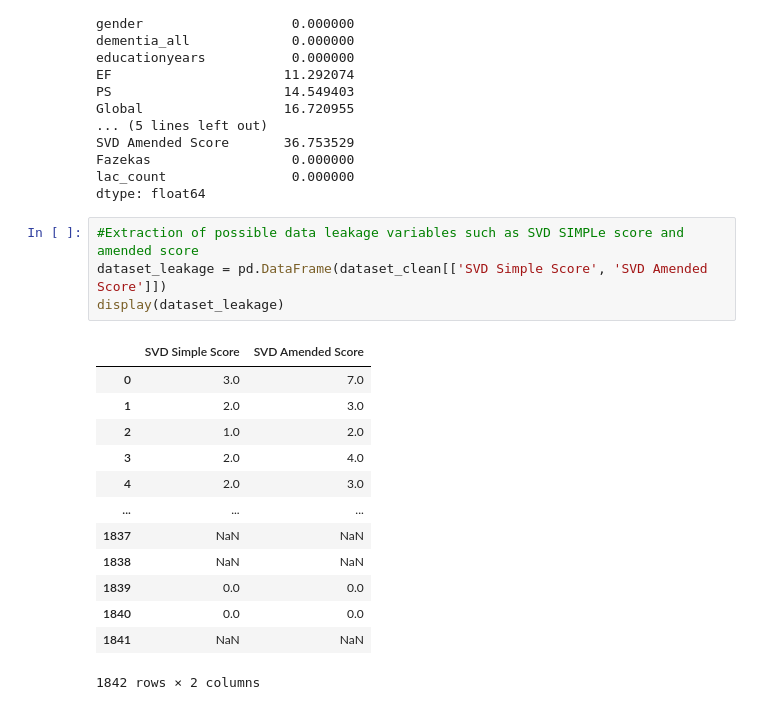
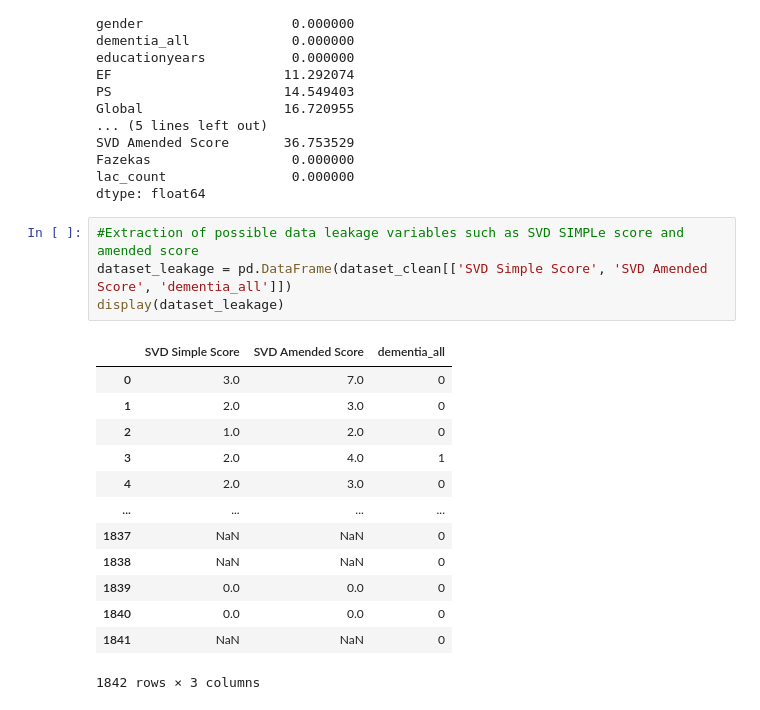
Before and after one commit to weijunnlim/Predict-dementia, a Jupyter notebook: Intern Project.ipynb, the cells around one changed output. Saved outputs shown, nothing was run; the diff lists cells and outputs as text.

```diff
--- a/Intern Project.ipynb
+++ b/Intern Project.ipynb
@@ -114,19 +115,19 @@ lac_count                0.000000
 dtype: float64
 # %%
 #Extraction of possible data leakage variables such as SVD SIMPLe score and amended score
-dataset_leakage = pd.DataFrame(dataset_clean[['SVD Simple Score', 'SVD Amended Score']])
+dataset_leakage = pd.DataFrame(dataset_clean[['SVD Simple Score', 'SVD Amended Score', 'dementia_all']])
 display(dataset_leakage)
 # %% [output]
-|  | SVD Simple Score | SVD Amended Score |
-| 0 | 3.0 | 7.0 |
-| 1 | 2.0 | 3.0 |
-| 2 | 1.0 | 2.0 |
-| 3 | 2.0 | 4.0 |
-| 4 | 2.0 | 3.0 |
-| ... | ... | ... |
-| 1837 | NaN | NaN |
-| 1838 | NaN | NaN |
-| 1839 | 0.0 | 0.0 |
-| 1840 | 0.0 | 0.0 |
-| 1841 | NaN | NaN |
+|  | SVD Simple Score | SVD Amended Score | dementia_all |
+| 0 | 3.0 | 7.0 | 0 |
+| 1 | 2.0 | 3.0 | 0 |
+| 2 | 1.0 | 2.0 | 0 |
+| 3 | 2.0 | 4.0 | 1 |
+| 4 | 2.0 | 3.0 | 0 |
+| ... | ... | ... | ... |
+| 1837 | NaN | NaN | 0 |
+| 1838 | NaN | NaN | 0 |
+| 1839 | 0.0 | 0.0 | 0 |
+| 1840 | 0.0 | 0.0 | 0 |
+| 1841 | NaN | NaN | 0 |
-1842 rows × 2 columns
+1842 rows × 3 columns
```
Also changed, not shown: parts of 9 cells of this notebook.
